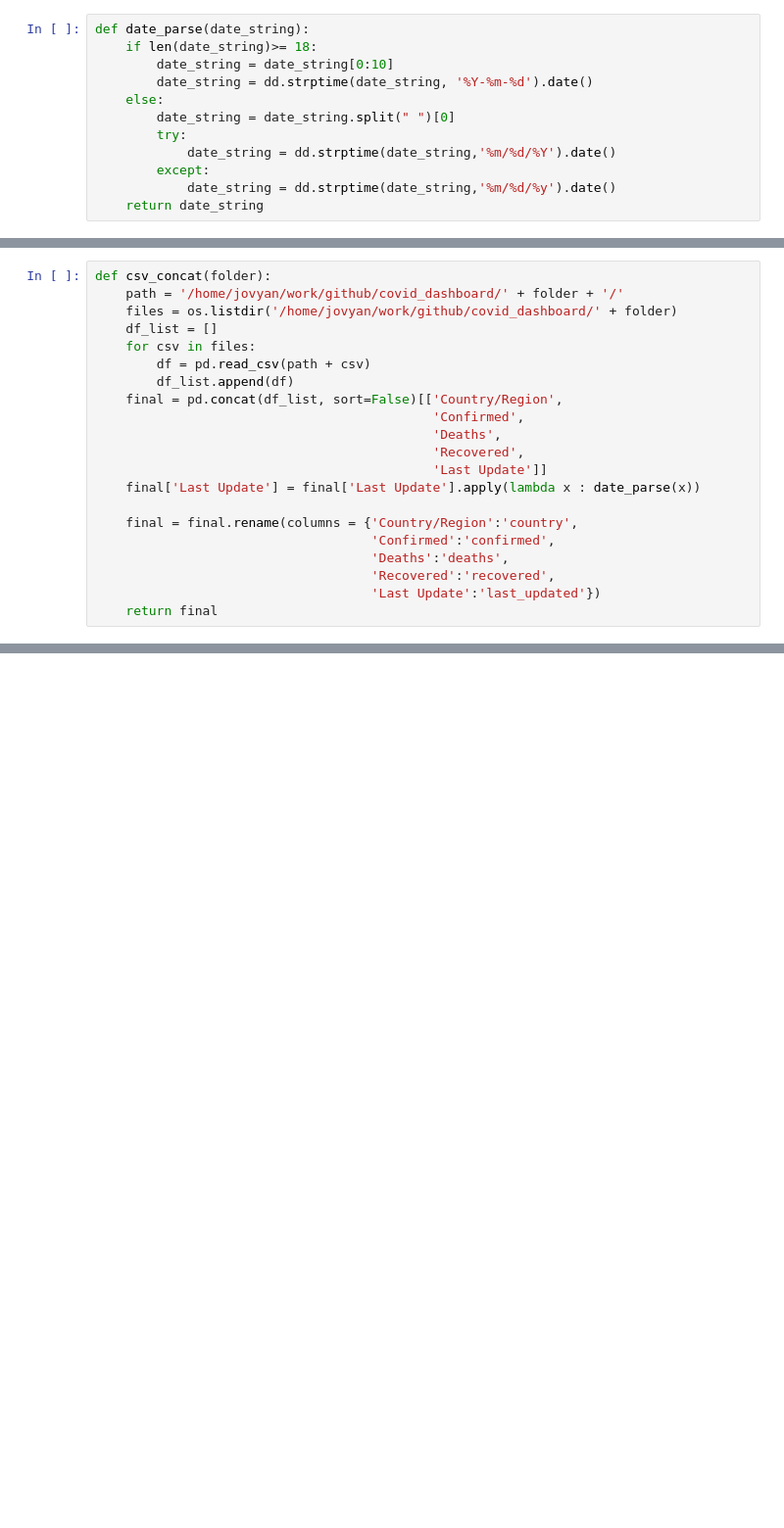
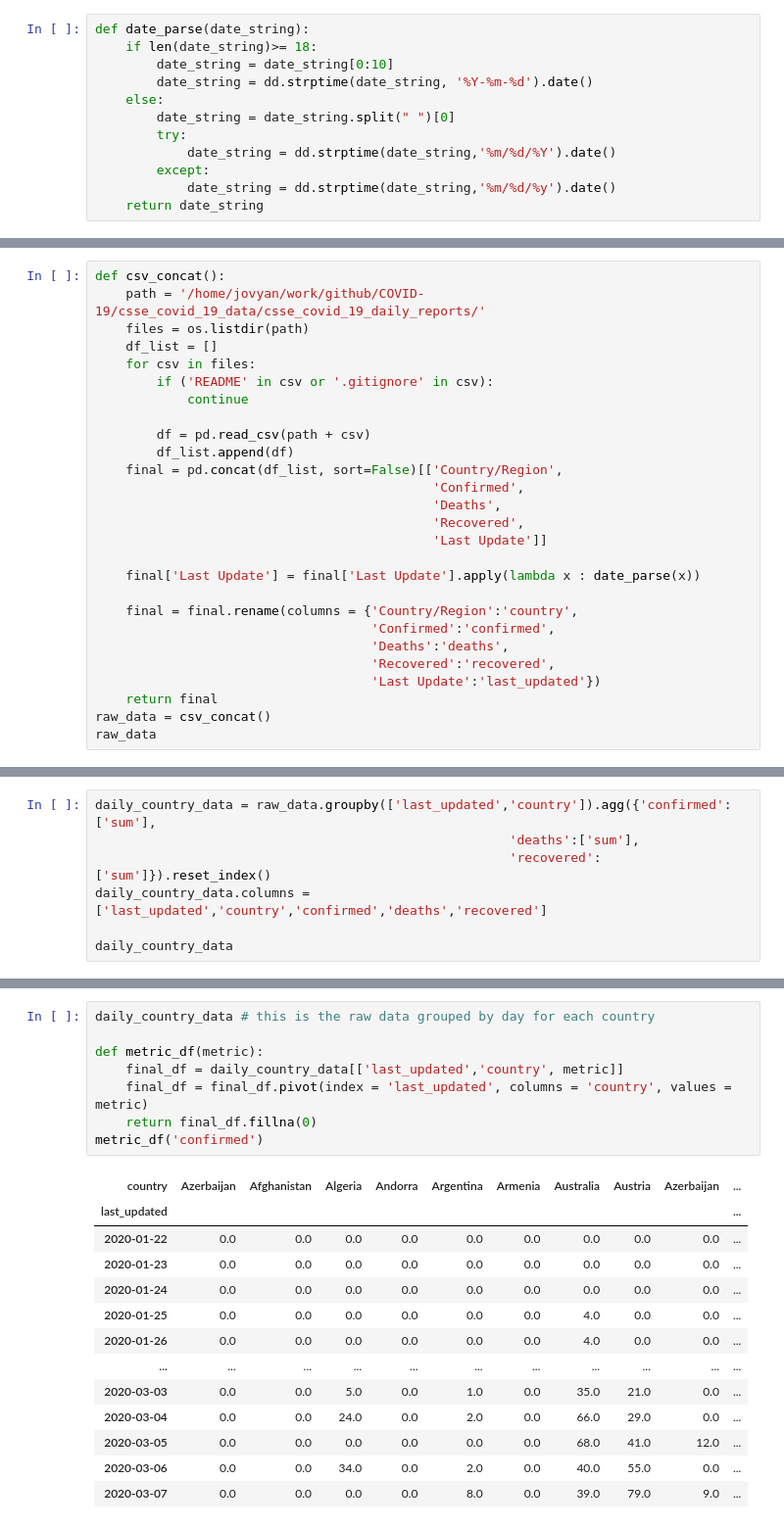
Before and after one commit to GladwinLee/covid_dashboard, a Jupyter notebook: covid_dashboard.ipynb, the cells around one changed output, grey strips where cells are left out. Shown at 98% size. Cells and saved outputs as stored; diff of their text form; blank space fills up the shorter version.

```diff
--- a/covid_dashboard.ipynb
+++ b/covid_dashboard.ipynb
@@ -35,9 +78,12 @@ returns: df that is a concat of all csvs in that folder
 # %%
-def csv_concat(folder):
-    path = '/home/jovyan/work/github/covid_dashboard/' + folder + '/'
-    files = os.listdir('/home/jovyan/work/github/covid_dashboard/' + folder)
+def csv_concat():
+    path = '/home/jovyan/work/github/COVID-19/csse_covid_19_data/csse_covid_19_daily_reports/'
+    files = os.listdir(path)
     df_list = []
     for csv in files:
+        if ('README' in csv or '.gitignore' in csv):
+            continue
+
         df = pd.read_csv(path + csv)
         df_list.append(df)
     final = pd.concat(df_list, sort=False)[['Country/Region',
@@ -45,6 +91,7 @@ def csv_concat(folder):
                                             'Deaths',
                                             'Recovered',
                                             'Last Update']]
+
     final['Last Update'] = final['Last Update'].apply(lambda x : date_parse(x))
 
     final = final.rename(columns = {'Country/Region':'country',
@@ -53,3 +100,5 @@ def csv_concat(folder):
                                     'Recovered':'recovered',
                                     'Last Update':'last_updated'})
     return final
+raw_data = csv_concat()
+raw_data
@@ -72,0 +121,7 @@ print(csv_concat('data'))
+# %%
+daily_country_data = raw_data.groupby(['last_updated','country']).agg({'confirmed':['sum'],
+                                                      'deaths':['sum'],
+                                                      'recovered':['sum']}).reset_index()
+daily_country_data.columns = ['last_updated','country','confirmed','deaths','recovered']
+
+daily_country_data
@@ -106,0 +183,22 @@ fig.show()
+# %%
+daily_country_data # this is the raw data grouped by day for each country
+
+def metric_df(metric):
+    final_df = daily_country_data[['last_updated','country', metric]]
+    final_df = final_df.pivot(index = 'last_updated', columns = 'country', values = metric)
+    return final_df.fillna(0)
+metric_df('confirmed')
+# %% [output]
+| country | Azerbaijan | Afghanistan | Algeria | Andorra | Argentina | Armenia | Australia | Austria | Azerbaijan | ... |
+| last_updated |  |  |  |  |  |  |  |  |  | ... |
+| 2020-01-22 | 0.0 | 0.0 | 0.0 | 0.0 | 0.0 | 0.0 | 0.0 | 0.0 | 0.0 | ... |
+| 2020-01-23 | 0.0 | 0.0 | 0.0 | 0.0 | 0.0 | 0.0 | 0.0 | 0.0 | 0.0 | ... |
+| 2020-01-24 | 0.0 | 0.0 | 0.0 | 0.0 | 0.0 | 0.0 | 0.0 | 0.0 | 0.0 | ... |
+| 2020-01-25 | 0.0 | 0.0 | 0.0 | 0.0 | 0.0 | 0.0 | 4.0 | 0.0 | 0.0 | ... |
+| 2020-01-26 | 0.0 | 0.0 | 0.0 | 0.0 | 0.0 | 0.0 | 4.0 | 0.0 | 0.0 | ... |
+| ... | ... | ... | ... | ... | ... | ... | ... | ... | ... | ... |
+| 2020-03-03 | 0.0 | 0.0 | 5.0 | 0.0 | 1.0 | 0.0 | 35.0 | 21.0 | 0.0 | ... |
+| 2020-03-04 | 0.0 | 0.0 | 24.0 | 0.0 | 2.0 | 0.0 | 66.0 | 29.0 | 0.0 | ... |
+| 2020-03-05 | 0.0 | 0.0 | 0.0 | 0.0 | 0.0 | 0.0 | 68.0 | 41.0 | 12.0 | ... |
+| 2020-03-06 | 0.0 | 0.0 | 34.0 | 0.0 | 2.0 | 0.0 | 40.0 | 55.0 | 0.0 | ... |
+| 2020-03-07 | 0.0 | 0.0 | 0.0 | 0.0 | 8.0 | 0.0 | 39.0 | 79.0 | 9.0 | ... |
```
Also changed, not shown: parts of 24 cells of this notebook.
